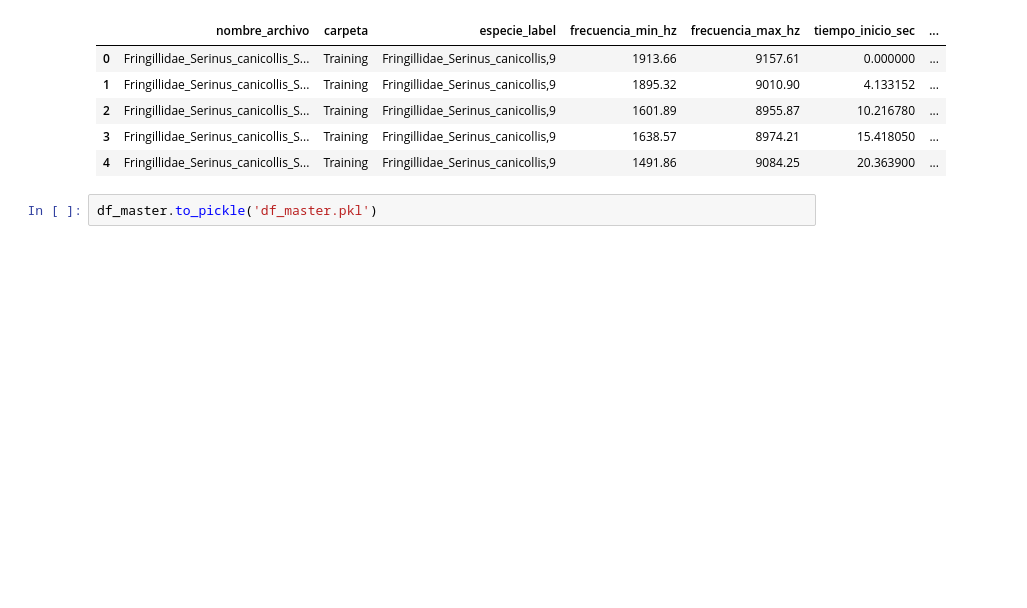
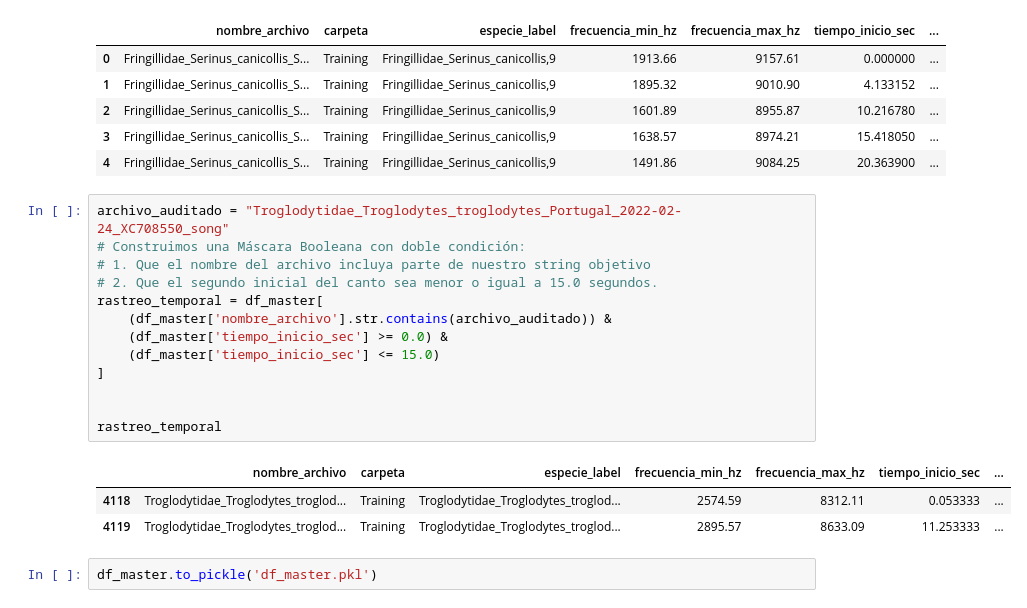
Before and after one commit to Nahuel-Otonelo/Identificaci-n-de-especies-mediante-an-lisis-de-espectrogramas, a Jupyter notebook: EDA_y_Generacion_de_espectrogramas.ipynb, the cells around one changed output. Drawn from its saved outputs; the diff is of its cells as text; blank space fills up the shorter version.

```diff
--- a/EDA_y_Generacion_de_espectrogramas.ipynb
+++ b/EDA_y_Generacion_de_espectrogramas.ipynb
@@ -187,6 +187,23 @@ Buscando... ¡Se han encontrado 967 archivos de grabaciones (archivos .svl)!
 | 2 | Fringillidae_Serinus_canicollis_S... | Training | Fringillidae_Serinus_canicollis,9 | 1601.89 | 8955.87 | 10.216780 | ... |
 | 3 | Fringillidae_Serinus_canicollis_S... | Training | Fringillidae_Serinus_canicollis,9 | 1638.57 | 8974.21 | 15.418050 | ... |
 | 4 | Fringillidae_Serinus_canicollis_S... | Training | Fringillidae_Serinus_canicollis,9 | 1491.86 | 9084.25 | 20.363900 | ... |
+# %%
+archivo_auditado = "Troglodytidae_Troglodytes_troglodytes_Portugal_2022-02-24_XC708550_song"
+# Construimos una Máscara Booleana con doble condición:
+# 1. Que el nombre del archivo incluya parte de nuestro string objetivo
+# 2. Que el segundo inicial del canto sea menor o igual a 15.0 segundos.
+rastreo_temporal = df_master[
+    (df_master['nombre_archivo'].str.contains(archivo_auditado)) &
+    (df_master['tiempo_inicio_sec'] >= 0.0) &
+    (df_master['tiempo_inicio_sec'] <= 15.0)
+]
+
+
+rastreo_temporal
+# %% [output]
+|  | nombre_archivo | carpeta | especie_label | frecuencia_min_hz | frecuencia_max_hz | tiempo_inicio_sec | ... |
+| 4118 | Troglodytidae_Troglodytes_troglod... | Training | Troglodytidae_Troglodytes_troglod... | 2574.59 | 8312.11 | 0.053333 | ... |
+| 4119 | Troglodytidae_Troglodytes_troglod... | Training | Troglodytidae_Troglodytes_troglod... | 2895.57 | 8633.09 | 11.253333 | ... |
 # %%
 df_master.to_pickle('df_master.pkl')
 # %%
```
Also changed, not shown: parts of 8 cells of this notebook, 1 other file.
